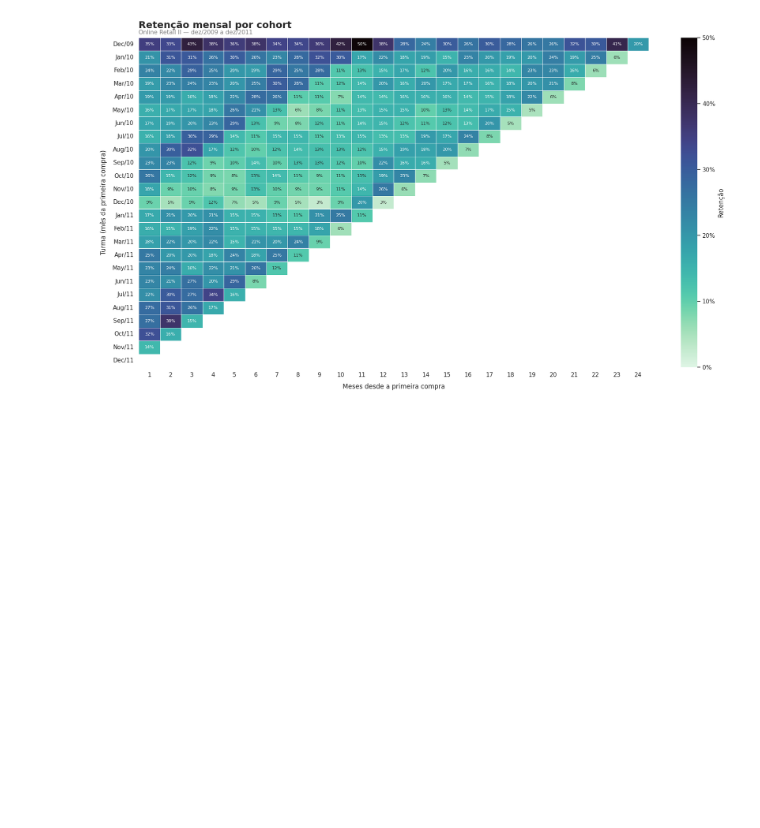
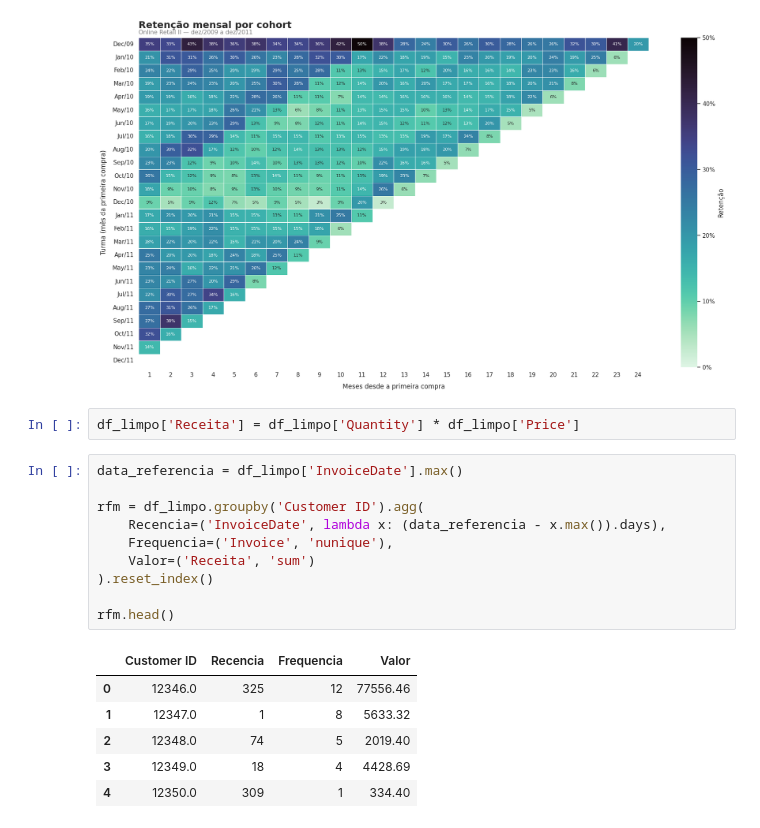
Before and after one commit to Victor-Castrol/projeto-2-cohort-churn, a Jupyter notebook: 01_exploracao.ipynb, the cells around one changed output. Cells and saved outputs as stored; diff of their text form; blank space fills up the shorter version.

```diff
--- a/01_exploracao.ipynb
+++ b/01_exploracao.ipynb
@@ -221,3 +220,22 @@ plt.savefig('heatmap_retencao.png', dpi=150, bbox_inches='tight')
 plt.show()
 # %% [output]
 [figure]
+# %%
+df_limpo['Receita'] = df_limpo['Quantity'] * df_limpo['Price']
+# %%
+data_referencia = df_limpo['InvoiceDate'].max()
+
+rfm = df_limpo.groupby('Customer ID').agg(
+    Recencia=('InvoiceDate', lambda x: (data_referencia - x.max()).days),
+    Frequencia=('Invoice', 'nunique'),
+    Valor=('Receita', 'sum')
+).reset_index()
+
+rfm.head()
+# %% [output]
+|  | Customer ID | Recencia | Frequencia | Valor |
+| 0 | 12346.0 | 325 | 12 | 77556.46 |
+| 1 | 12347.0 | 1 | 8 | 5633.32 |
+| 2 | 12348.0 | 74 | 5 | 2019.40 |
+| 3 | 12349.0 | 18 | 4 | 4428.69 |
+| 4 | 12350.0 | 309 | 1 | 334.40 |
```
Also changed, not shown: parts of 8 cells of this notebook.
